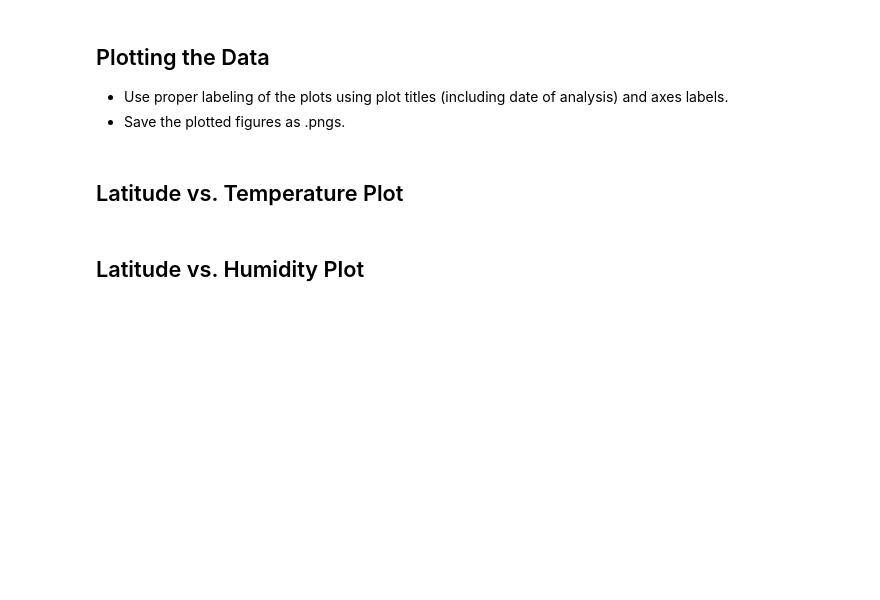
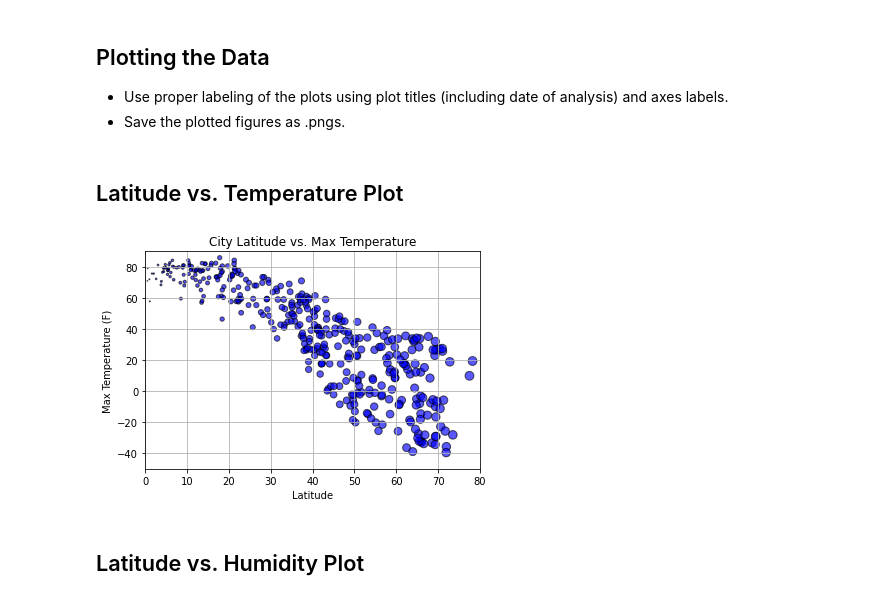
Before and after one commit to LJeanParrish/Equator-Equation, a Jupyter notebook: weatherpy/WeatherPy.ipynb, the cells around one changed output. Cells and saved outputs as stored; diff of their text form; code cells hidden in the pictures; blank space fills up the shorter version.

```diff
--- a/weatherpy/WeatherPy.ipynb
+++ b/weatherpy/WeatherPy.ipynb
@@ -63,8 +57,0 @@ query_url = url + "appid=" + weather_api_key + "&q=" + city
-# %%
-# Get weather data
-weather_response = requests.get(query_url)
-print(weather_response.status_code)
-
-weather_json = weather_response.json()
-
-#print(json.dumps(weather_json, indent=4, sort_keys=True))
@@ -104,7 +126,7 @@ for each city in cities:
 # %%
 # create a data frame containing the weather data for the cities
 weather_dict = {
-    "City": cities,
+    "City": citynm,
     "Lat": lat,
     "Lng": lng,
     "Max Temp": maxtemp,
@@ -151,27 +174,25 @@ clean_city_data.describe()
 # %% [markdown]
 ## Latitude vs. Temperature Plot
 # %%
-#plat scatter for City Latitude vs. Max Temp on 04/01/20
-clat = clean_city_data['Lat']
-fmax_temp = group[""]clean_city_data['Max Temp']
+#plot scatter for City Latitude vs. Max Temp
+clat = city_df['Lat']
+fmax_temp = city_df['Max Temp']
 
-#Second option only need to clean out the above lists
-# for each city in clean_city_data:
-#     clat.append(clean_city_data['Lat'])
-#     fmax_temp.append(clean_city_data['Max Temp'])
-
-plt.scatter(clat, fmax_temp, marker="o", facecolors="blue", edgecolors="black", s=clat, alpha=0.75)
+plt.scatter(clat, fmax_temp, marker="o", facecolors="blue", edgecolors="black", s=clat, alpha=0.65)
 
 #set x and y limits
-plt.xlim(-60,70)
-plt.ylim(-20,110)
+plt.xlim(0, 80)
+plt.ylim(-50,90)
 
-plt.title("City Latitude vs. Max Temperature (04/01/20)")
+plt.title("City Latitude vs. Max Temperature")
 plt.xlabel("Latitude")
 plt.ylabel("Max Temperature (F)")
 
 plt.grid()
+plt.savefig("scatterplt1.jpg")
 plt.show()
+# %% [output]
+[figure, added]
 # %% [markdown]
 ## Latitude vs. Humidity Plot
 # %%
```
Also changed, not shown: parts of 24 cells of this notebook, 17 other files.
